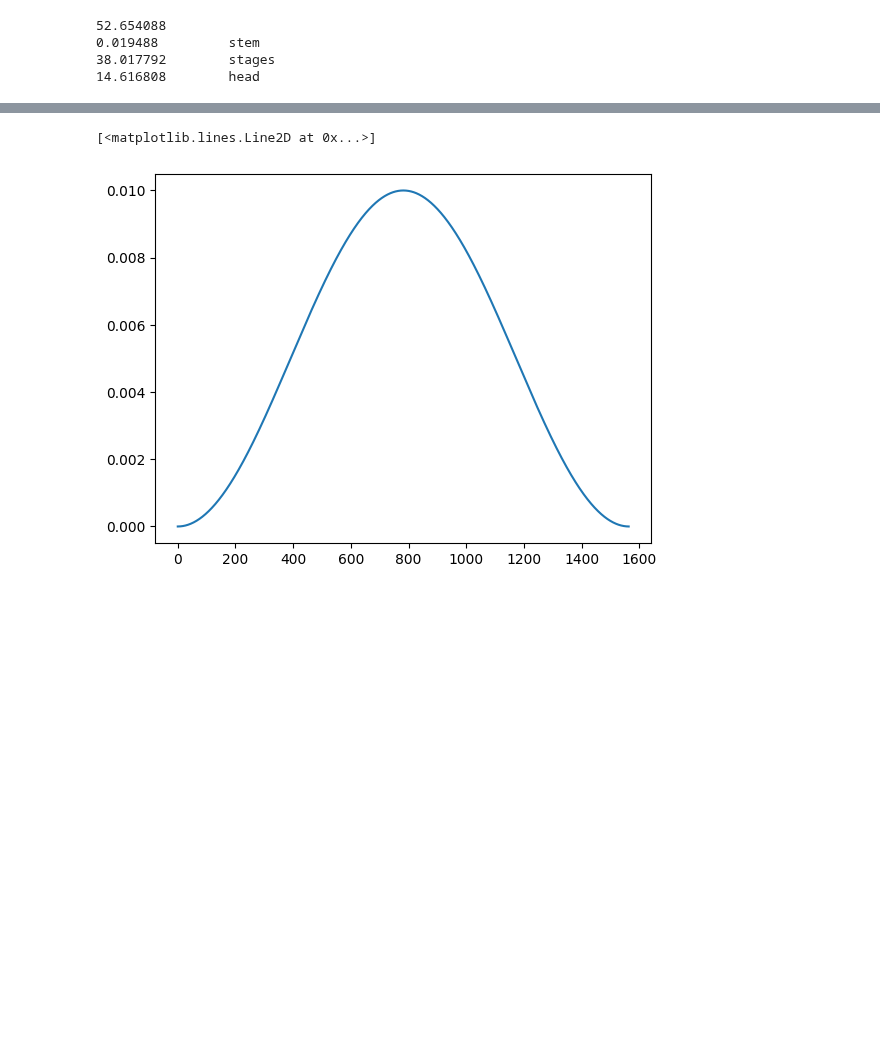
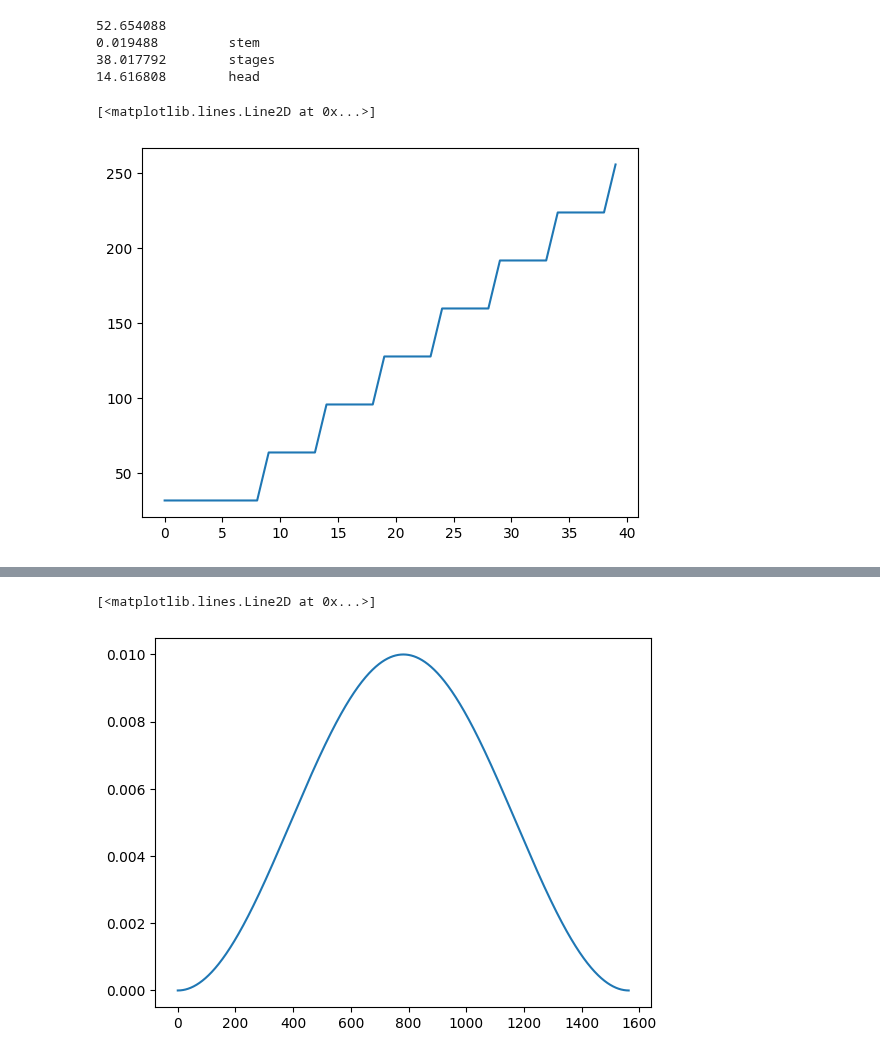
Before and after one commit to danjacobellis/tft, a Jupyter notebook: train/inet_short.ipynb, the cells around one changed output, grey strips where cells are left out. Saved outputs shown, nothing was run; the diff lists cells and outputs as text; code cells hidden in the pictures; blank space fills up the shorter version.

```diff
--- a/train/inet_short.ipynb
+++ b/train/inet_short.ipynb
@@ -156,6 +130,11 @@ def valid_collate_fn(batch):
     x = x.to(torch.float) / 127.5 - 1.0
     y = y.to(torch.long)
     return (x,y)
+# %%
+plt.plot([crop_size(i_epoch) for i_epoch in range(config.epochs)])
+# %% [output]
+[<matplotlib.lines.Line2D at 0x...>]
+[figure, added]
 # %%
 mb = master_bar(range(config.epochs))
 mb.names = ['per batch','smoothed']
```
Also changed, not shown: parts of 10 cells of this notebook.
